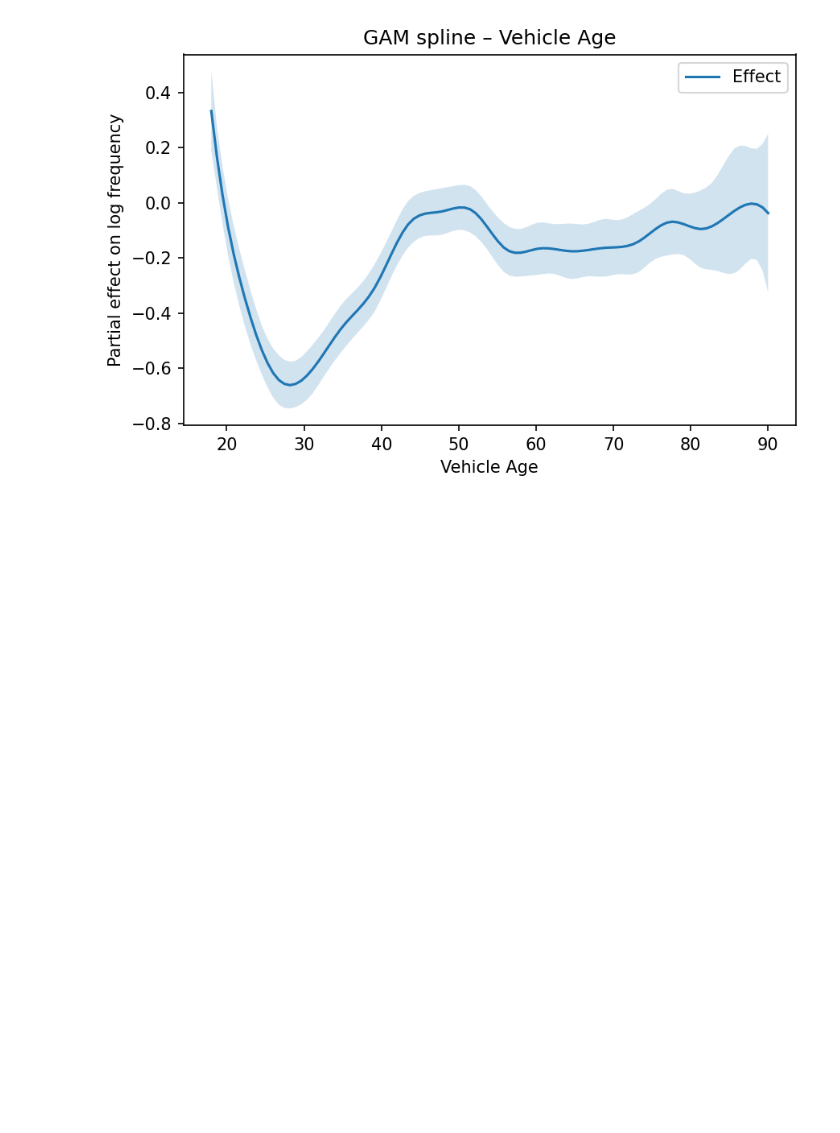
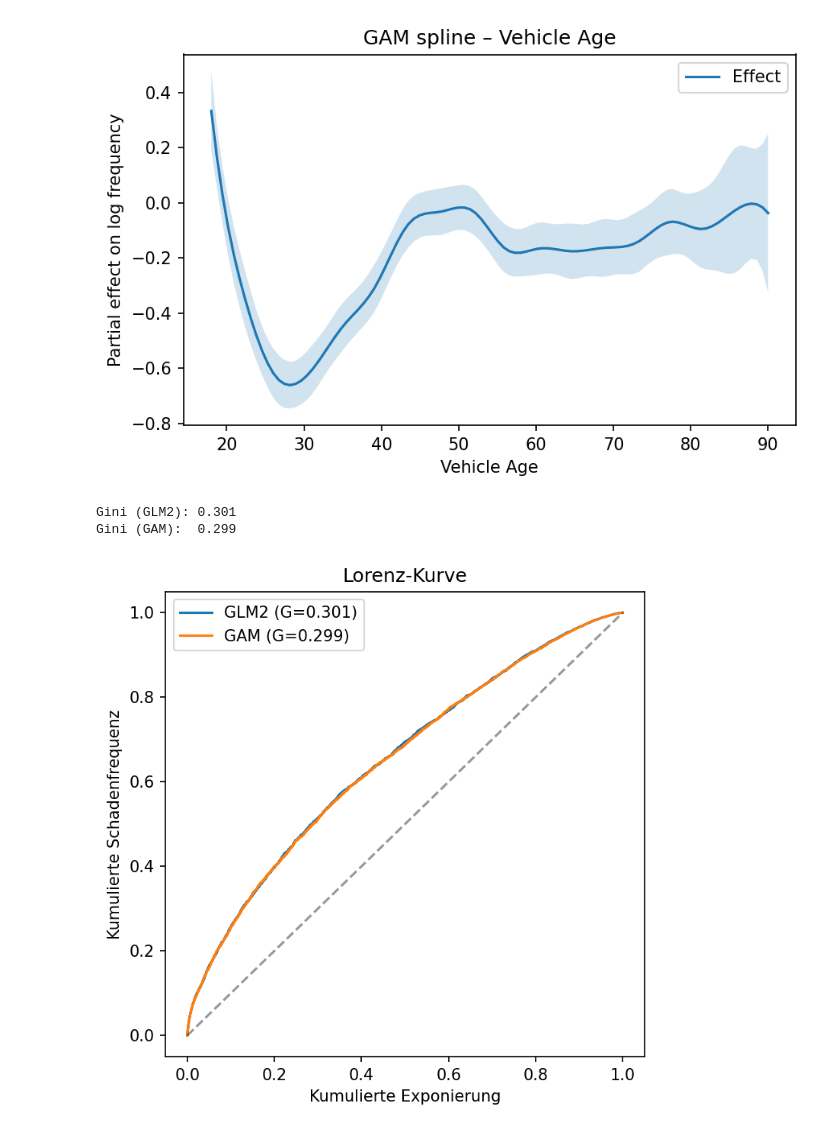
Before and after one commit to FisherSteve/freMTPL2-pricing, a Jupyter notebook: notebooks/03_glm_gam_boosting.ipynb, the cells around one changed output. Saved outputs shown, nothing was run; the diff lists cells and outputs as text; code cells hidden in the pictures; blank space fills up the shorter version.

Commit message:
feat:add gini coeff

```diff
--- a/notebooks/03_glm_gam_boosting.ipynb
+++ b/notebooks/03_glm_gam_boosting.ipynb
@@ -641,3 +641,41 @@ plt.savefig("../figures/gam_spline_vehage.png", dpi=150, bbox_inches="tight")
 plt.show()
 # %% [output]
 [figure]
+# %%
+def gini(actual, pred, w=None):
+    """Berechnet gewichteten Gini-Koeffizienten."""
+    if w is None:
+        w = np.ones_like(actual)
+    order = np.argsort(-pred)
+    actual, w = actual[order], w[order]
+    cum_actual = np.cumsum(actual * w)
+    cum_weight = np.cumsum(w)
+    total_actual = cum_actual[-1]
+    total_weight = cum_weight[-1]
+    lorenz = cum_actual / total_actual
+    cum_weight = cum_weight / total_weight
+    gini_coef = 2 * np.trapezoid(lorenz, cum_weight) - 1
+    return gini_coef, lorenz, cum_weight
+
+# Beispiel: Gini für GLM2 und GAM
+g_glm2, lor_glm2, cw = gini(y_test_counts, test_pred_glm2, w_test)
+g_gam,  lor_gam,  _  = gini(y_test_counts, test_pred, w_test)
+
+print(f"Gini (GLM2): {g_glm2:.3f}")
+print(f"Gini (GAM):  {g_gam:.3f}")
+
+# Lorenz-Plot speichern
+plt.figure(figsize=(5,5), dpi=150)
+plt.plot(cw, lor_glm2, label=f"GLM2 (G={g_glm2:.3f})")
+plt.plot(cw, lor_gam, label=f"GAM (G={g_gam:.3f})")
+plt.plot([0,1],[0,1],'k--',alpha=0.4)
+plt.xlabel("Kumulierte Exponierung")
+plt.ylabel("Kumulierte Schadenfrequenz")
+plt.title("Lorenz-Kurve")
+plt.legend(); plt.tight_layout()
+plt.savefig("../figures/lorenz_glm_gam.png", dpi=150, bbox_inches="tight")
+plt.show()
+# %% [output]
+Gini (GLM2): 0.301
+Gini (GAM):  0.299
+[figure, added]
```
